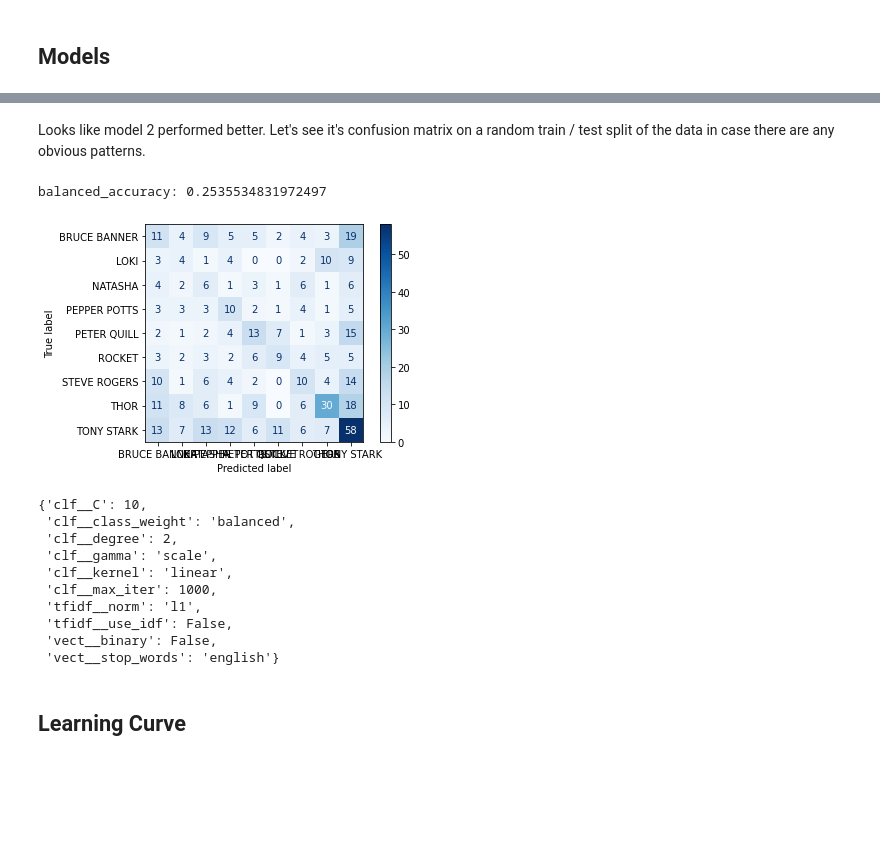
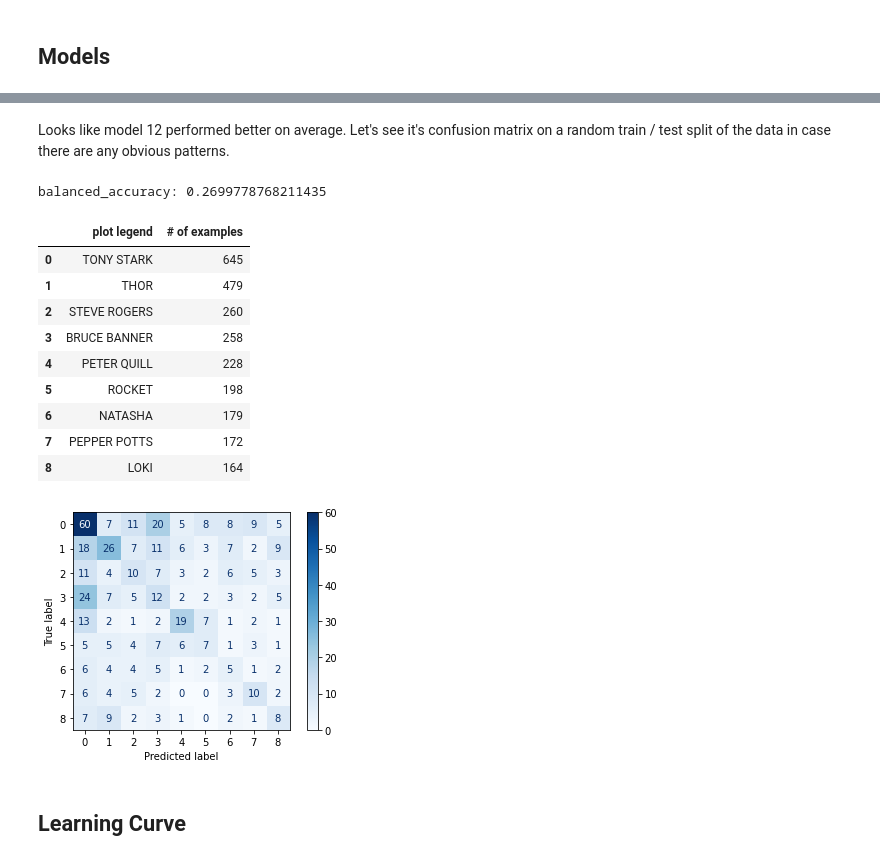
Before and after one commit to prestondunton/marvel-dialogue-nlp, a Jupyter notebook: SVM.ipynb, the cells around one changed output, grey strips where cells are left out. Saved outputs shown, nothing was run; the diff lists cells and outputs as text; code cells hidden in the pictures; blank space fills up the shorter version.

```diff
--- a/SVM.ipynb
+++ b/SVM.ipynb
@@ -278,0 +156,12 @@ Fitting 5 folds for each of 51200 candidates, totalling 256000 fits
+# %%
+pipe10 = Pipeline([('vect', count_vectorizer),
+                  ('tfidf', tfidf_transformer),
+                  ('clf', svm_classifier)])
+
+parameters10 = {**count_params, **tfidf_params, **svm_params}
+
+grid10 = GridSearchCV(pipe10, parameters10, cv=cross_validator, scoring=score_method, n_jobs=-1, verbose=3)
+
+grid10.fit(X,y)
+
+grid10.best_params_
@@ -278,0 +210,11 @@ Fitting 5 folds for each of 51200 candidates, totalling 256000 fits
+# %%
+pipe11 = Pipeline([('vect', stem_count_vectorizer),
+                  ('clf', svm_classifier)])
+
+parameters11 = {**count_params, **svm_params}
+
+grid11 = GridSearchCV(pipe11, parameters11, cv=cross_validator, scoring=score_method, n_jobs=-1, verbose=3)
+
+grid11.fit(X,y)
+
+grid11.best_params_
@@ -278,0 +264,4 @@ Fitting 5 folds for each of 51200 candidates, totalling 256000 fits
+# %%
+model12 = Pipeline([('vect', StemCountVectorizer(binary=True, ngram_range = (1,2), stop_words = stopwords.words('english'))),
+                    ('tfidf', TfidfTransformer(norm='l1', use_idf=True)),
+                  ('clf', SVC(C=100, class_weight=None, degree=2, gamma="scale", kernel='linear'))])
@@ -279,34 +296,37 @@ Fitting 5 folds for each of 51200 candidates, totalling 256000 fits
 # %% [markdown]
-Looks like model 2 performed better.  Let's see it's confusion matrix on a random train / test split of the data in case there are any obvious patterns.
+Looks like model 12 performed better on average.  Let's see it's confusion matrix on a random train / test split of the data in case there are any obvious patterns.
 # %%
 from sklearn.model_selection import train_test_split
 
 X_train, X_test, y_train, y_test = train_test_split(X, y, test_size=0.2, random_state=RANDOM_SEED)
-
-model2.fit(X_train,y_train)
-yhat = model2.predict(X_test)
+model12.fit(X_train,y_train)
+yhat = model12.predict(X_test)
 
 print("balanced_accuracy:", metrics.balanced_accuracy_score(y_test, yhat))
 
-plot = metrics.plot_confusion_matrix(model2, X_test, y_test,
-                             values_format = 'd',
-                             cmap=plt.cm.Blues)
+main_characters = pd.DataFrame(is_main_character)[is_main_character].index.values
+
+metrics.plot_confusion_matrix(model12, X_test, y_test, labels = main_characters, display_labels = np.arange(9),
+                             values_format = 'd', cmap=plt.cm.Blues)
+
+line_counts = pd.DataFrame(mcu_partial["character"].value_counts())["character"]
+table = pd.DataFrame({"plot legend": main_characters, "# of examples": line_counts})
+table.reset_index(drop=True, inplace=True)
+
+table
 # %% [output]
-balanced_accuracy: 0.2535534831972497
+balanced_accuracy: 0.2699778768211435
+|  | plot legend | # of examples |
+| 0 | TONY STARK | 645 |
+| 1 | THOR | 479 |
+| 2 | STEVE ROGERS | 260 |
+| 3 | BRUCE BANNER | 258 |
+| 4 | PETER QUILL | 228 |
+| 5 | ROCKET | 198 |
+| 6 | NATASHA | 179 |
+| 7 | PEPPER POTTS | 172 |
+| 8 | LOKI | 164 |
-[figure, old version]
+[figure, new version]
-# %%
-model2.best_params_
-# %% [output]
-{'clf__C': 10,
- 'clf__class_weight': 'balanced',
- 'clf__degree': 2,
- 'clf__gamma': 'scale',
- 'clf__kernel': 'linear',
- 'clf__max_iter': 1000,
- 'tfidf__norm': 'l1',
- 'tfidf__use_idf': False,
- 'vect__binary': False,
- 'vect__stop_words': 'english'}
 # %% [markdown]
 ## Learning Curve
 # %% [markdown]
```
Also changed, not shown: parts of 30 cells of this notebook, 2 other files.
